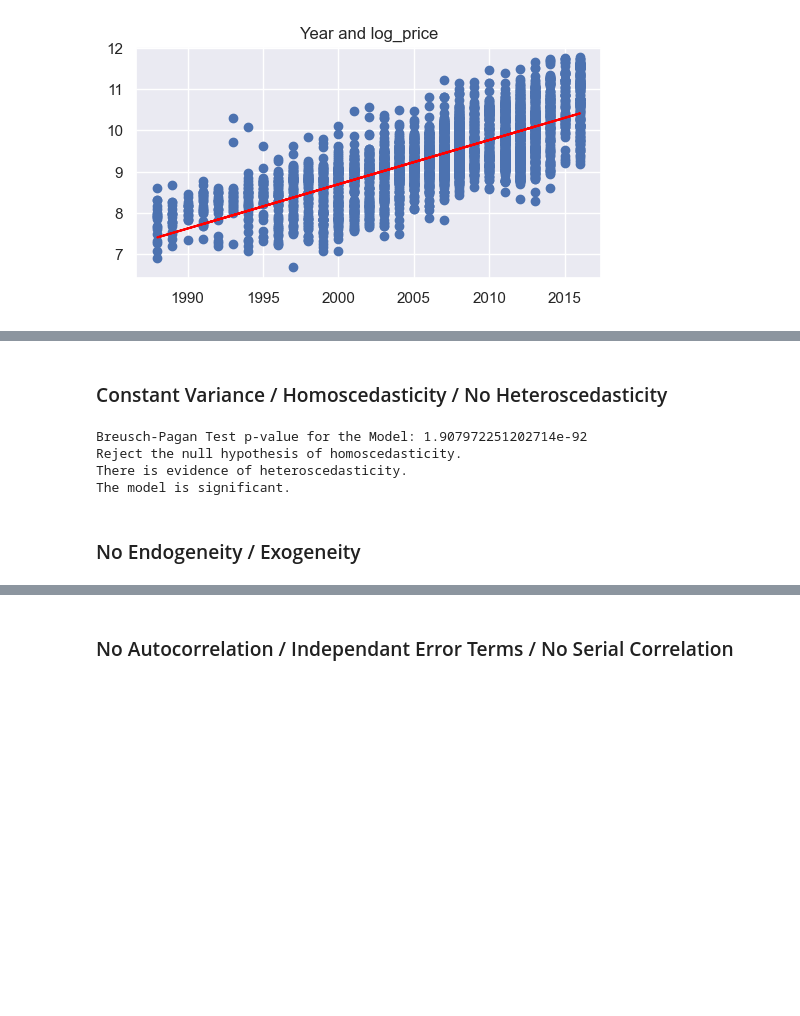
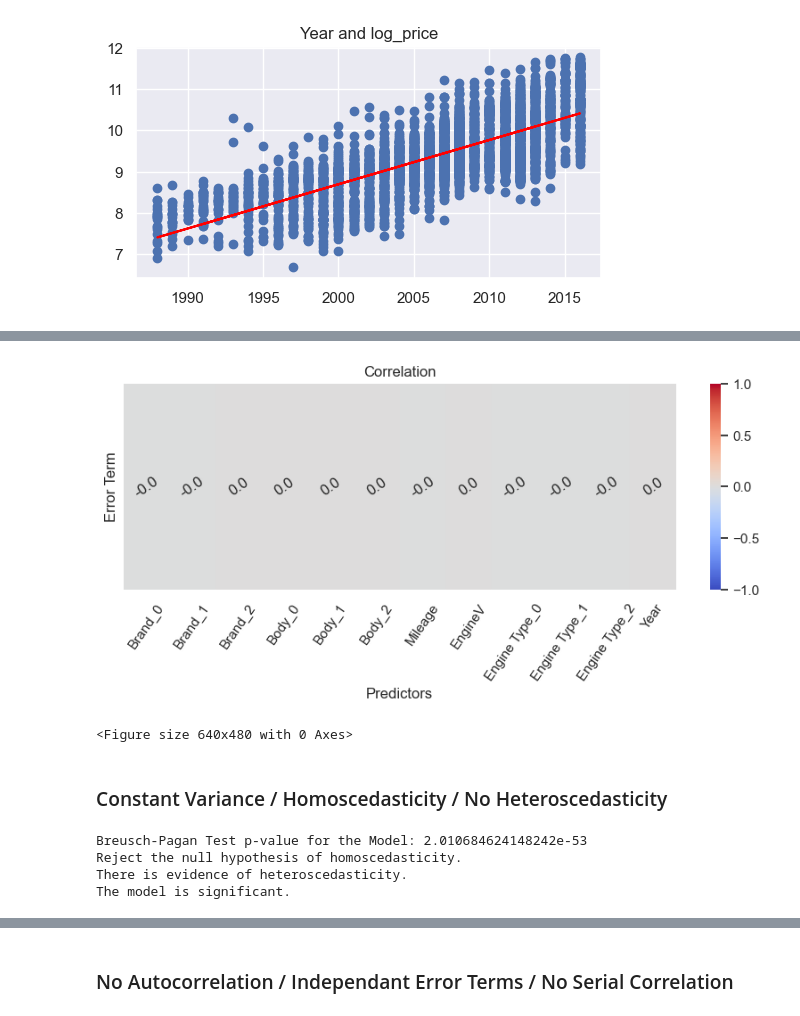
Before and after one commit to aldanajd/Data_Scientist, a Jupyter notebook: Machine Learning/Regression/Cars_price_estimator/Car_price_estimator.ipynb, the cells around one changed output, grey strips where cells are left out. Saved outputs shown, nothing was run; the diff lists cells and outputs as text; code cells hidden in the pictures; blank space fills up the shorter version.

```diff
--- a/Machine Learning/Regression/Cars_price_estimator/Car_price_estimator.ipynb
+++ b/Machine Learning/Regression/Cars_price_estimator/Car_price_estimator.ipynb
@@ -304,0 +308,11 @@ for col in non_boolean_X.columns:
+# %%
+y = df_encoded["log_price"]
+x = sm.add_constant(X)
+# Fit the OLS model
+model = sm.OLS(y, x).fit()
+residuals = model.resid
+
+X["residuals"] = residuals
+# %%
+resid_corr = X.corr().loc[["residuals"],:"Year"]
+resid_corr
@@ -304,0 +322,22 @@ for col in non_boolean_X.columns:
+# %%
+# Heatmap of Numeric Values Only
+plt.figure(figsize=(10,3))
+sns.heatmap(resid_corr,
+            annot=True,
+            cmap='coolwarm',
+            vmin=-1,
+            vmax=1,
+            annot_kws={"rotation": 35},
+            fmt=".1f"
+)
+
+plt.title('Correlation')
+plt.ylabel('Error Term')
+plt.yticks([])
+plt.xlabel('Predictors')
+plt.xticks(rotation=55)
+plt.show()
+plt.clf()
+# %% [output]
+[figure, added]
+<Figure size 640x480 with 0 Axes>
@@ -309,10 +348,6 @@ y = df_encoded["log_price"]
 # %%
-# Fit the OLS model
-x = sm.add_constant(X)
-model = sm.OLS(df_encoded["Price"], x).fit()
-
 # Perform Breusch-Pagan test
-bp_test = het_breuschpagan(model.resid, model.model.exog)
+bp_test = het_breuschpagan(residuals, model.model.exog)
 
 # Get the p-value
 p_value = bp_test[1]
@@ -330,9 +365,7 @@ else:
     print("There is no evidence of heteroscedasticity.")
     print(f"The model is insignificant.\n")
 # %% [output]
-Breusch-Pagan Test p-value for the Model: 1.907972251202714e-92
+Breusch-Pagan Test p-value for the Model: 2.010684624148242e-53
 Reject the null hypothesis of homoscedasticity.
 There is evidence of heteroscedasticity.
 The model is significant.
-# %% [markdown]
-### No Endogeneity / Exogeneity
```
Also changed, not shown: parts of 23 cells of this notebook.
